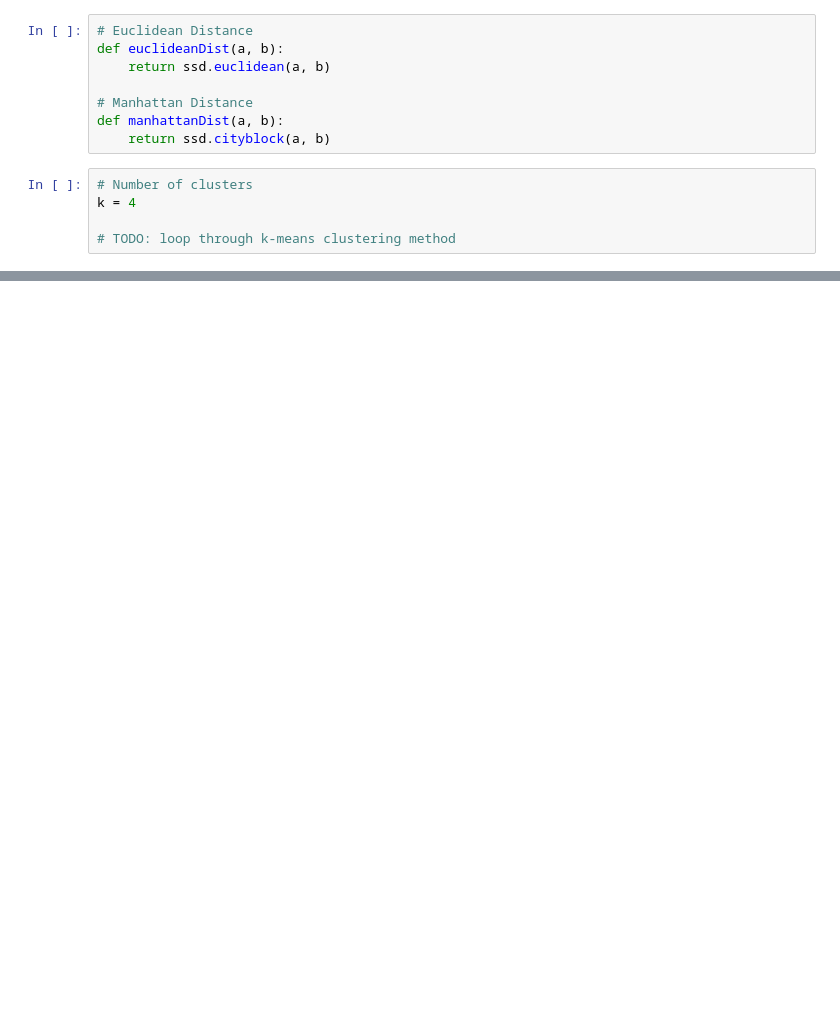
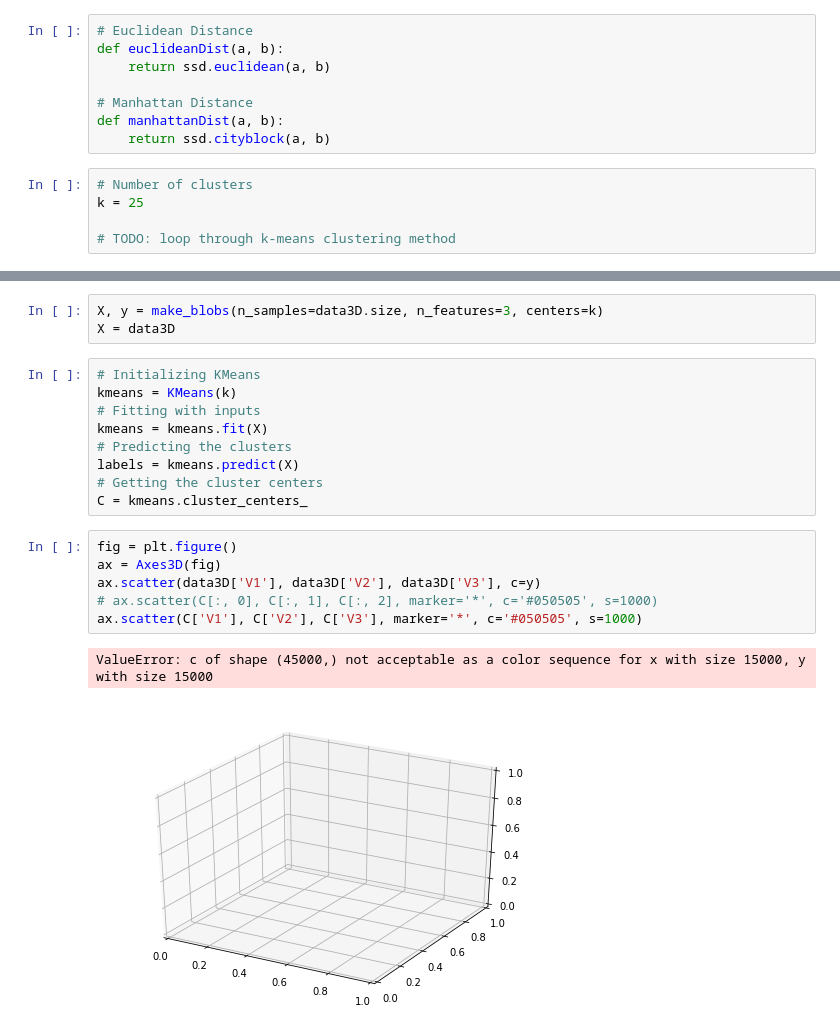
Before and after one commit to charx7/rug-ids-2018, a Jupyter notebook: Assignment_6/Exercise 3.1.ipynb, the cells around one changed output, grey strips where cells are left out. Drawn from its saved outputs; the diff is of its cells as text; blank space fills up the shorter version.

```diff
--- a/Assignment_6/Exercise 3.1.ipynb
+++ b/Assignment_6/Exercise 3.1.ipynb
@@ -19,7 +51,7 @@ def manhattanDist(a, b):
     return ssd.cityblock(a, b)
 # %%
 # Number of clusters
-k = 4
+k = 25
 
 # TODO: loop through k-means clustering method
 # %%
@@ -32,0 +65,21 @@ ax.scatter(data3D['V1'], data3D['V2'], data3D['V3'])
+# %%
+X, y = make_blobs(n_samples=data3D.size, n_features=3, centers=k)
+X = data3D
+# %%
+# Initializing KMeans
+kmeans = KMeans(k)
+# Fitting with inputs
+kmeans = kmeans.fit(X)
+# Predicting the clusters
+labels = kmeans.predict(X)
+# Getting the cluster centers
+C = kmeans.cluster_centers_
+# %%
+fig = plt.figure()
+ax = Axes3D(fig)
+ax.scatter(data3D['V1'], data3D['V2'], data3D['V3'], c=y)
+# ax.scatter(C[:, 0], C[:, 1], C[:, 2], marker='*', c='#050505', s=1000)
+ax.scatter(C['V1'], C['V2'], C['V3'], marker='*', c='#050505', s=1000)
+# %% [output]
+ValueError: c of shape (45000,) not acceptable as a color sequence for x with size 15000, y with size 15000
+[figure, added]
```
Also changed, not shown: parts of 5 cells of this notebook.
